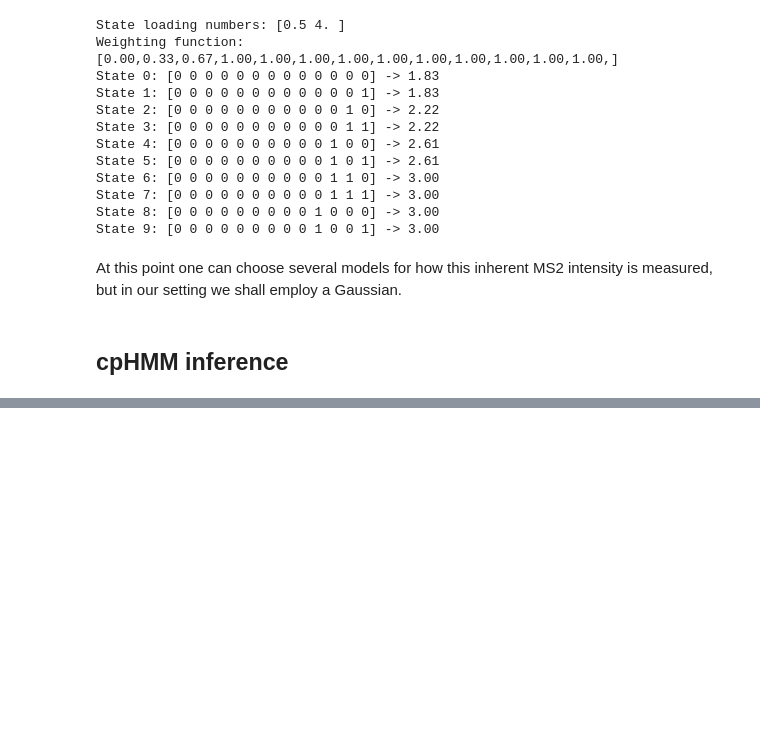
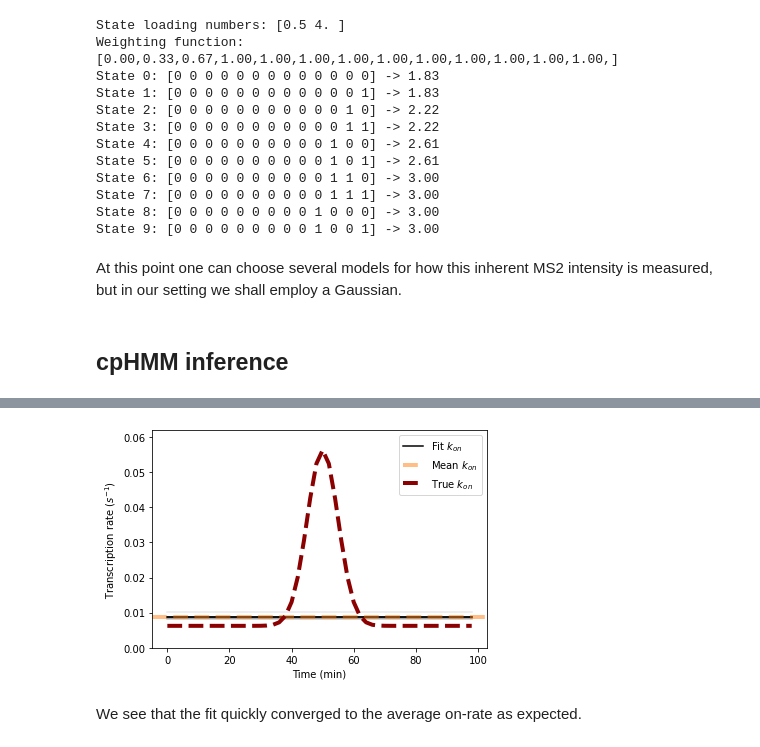
Before and after one commit to henrik-dahl-pinholt/EPlink, a Jupyter notebook: docs/Notebooks/Background_MS2_cpHMM.ipynb, the cells around one changed output, grey strips where cells are left out. Drawn from its saved outputs; the diff is of its cells as text; code cells hidden in the pictures; blank space fills up the shorter version.

Commit message:
Finished initial draft for MS2 hmm notebook

```diff
--- a/docs/Notebooks/Background_MS2_cpHMM.ipynb
+++ b/docs/Notebooks/Background_MS2_cpHMM.ipynb
@@ -305,0 +437,23 @@ At this point one can choose several models for how this inherent MS2 intensity
+# %%
+def LLHfunc_const(params):
+    offset = jnp.exp(params[0])
+    k_on_driver = offset*jnp.ones(ntimesteps_here)
+    k_ons = jnp.repeat(k_on_driver[:observation.shape[1] ][None, :], nsamples_here, axis=0)
+    posteriors, LLH = cpHMM.Run_forward_filter(
+    sequences_here, k_off, k_ons, observation, measurement_error,loading_numbers,window_size_here,tau_here,dt_here,compute_viterbi=False,verbose=False
+)
+    return -LLH
+
+vgf_const = jax.value_and_grad(LLHfunc_const)
+intermediate_values_const = []
+def runfunc(params):
+    val,grad = vgf(params)
+    if type(params) == np.ndarray:
+        print("".join([f"{i:4.6f}," for n,i in enumerate(np.exp(params))]),"-LLH: ",val)
+    intermediate_values_const.append((params,val))
+    return val,grad
+
+initial_guess = [np.log(offset)]
+bounds  = [(np.log(1e-5),None)]
+
+res_const = minimize(runfunc,initial_guess,jac=True,bounds=bounds)
@@ -305,0 +468,22 @@ At this point one can choose several models for how this inherent MS2 intensity
+# %%
+fig,ax = plt.subplots(1,1)
+nsteps_taken = len(intermediate_values_const)
+colors = plt.cm.Greys(np.linspace(0,1,nsteps_taken))
+counter = 0
+for param,val in intermediate_values_const:
+    offset = jnp.exp(param[0])
+    k_on_func = offset*jnp.ones(ntimesteps_here)
+    if counter<nsteps_taken-1:
+        ax.plot(np.arange(ntimesteps_here)*dt_here,k_on_func,color=colors[counter])
+    else:
+        ax.plot(np.arange(ntimesteps_here)*dt_here,k_on_func,label="Fit $k_{on}$",color=colors[counter])
+        ax.axhline(np.mean(k_on_func),linestyle="--",alpha=0.5,label="Mean $k_{on}$",linewidth=4,color="C1")
+
+    counter+=1
+ax.plot(np.arange(ntimesteps_here)*dt_here,true_kon,label="True $k_{on}$",color="darkred",linestyle="--",linewidth=4)
+ax.legend()
+_ = ax.set(xlabel="Time (min)",ylabel="Transcription rate ($s^{-1}$)",ylim=(0,1.1*np.max(true_kon)))
+# %% [output]
+[figure, added]
+# %% [markdown]
+We see that the fit quickly converged to the average on-rate as expected.
```
Also changed, not shown: parts of 22 cells of this notebook, 2 other files.
